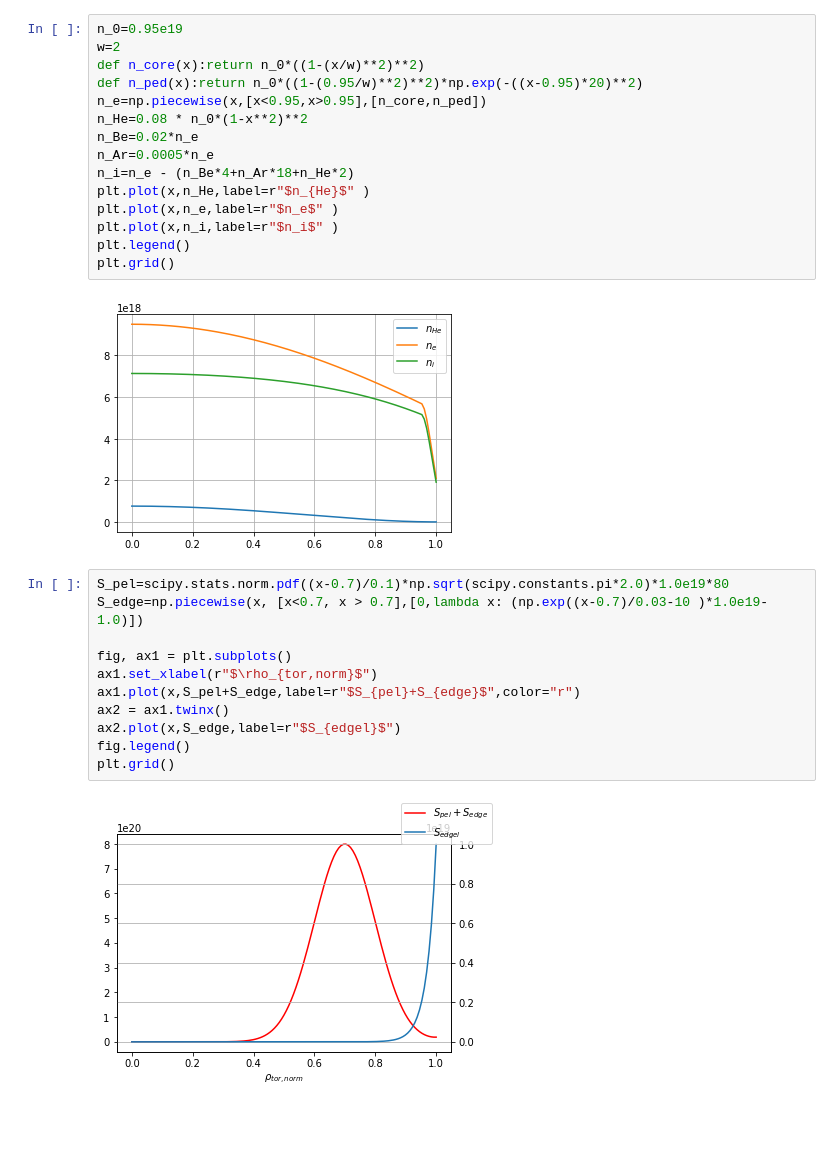
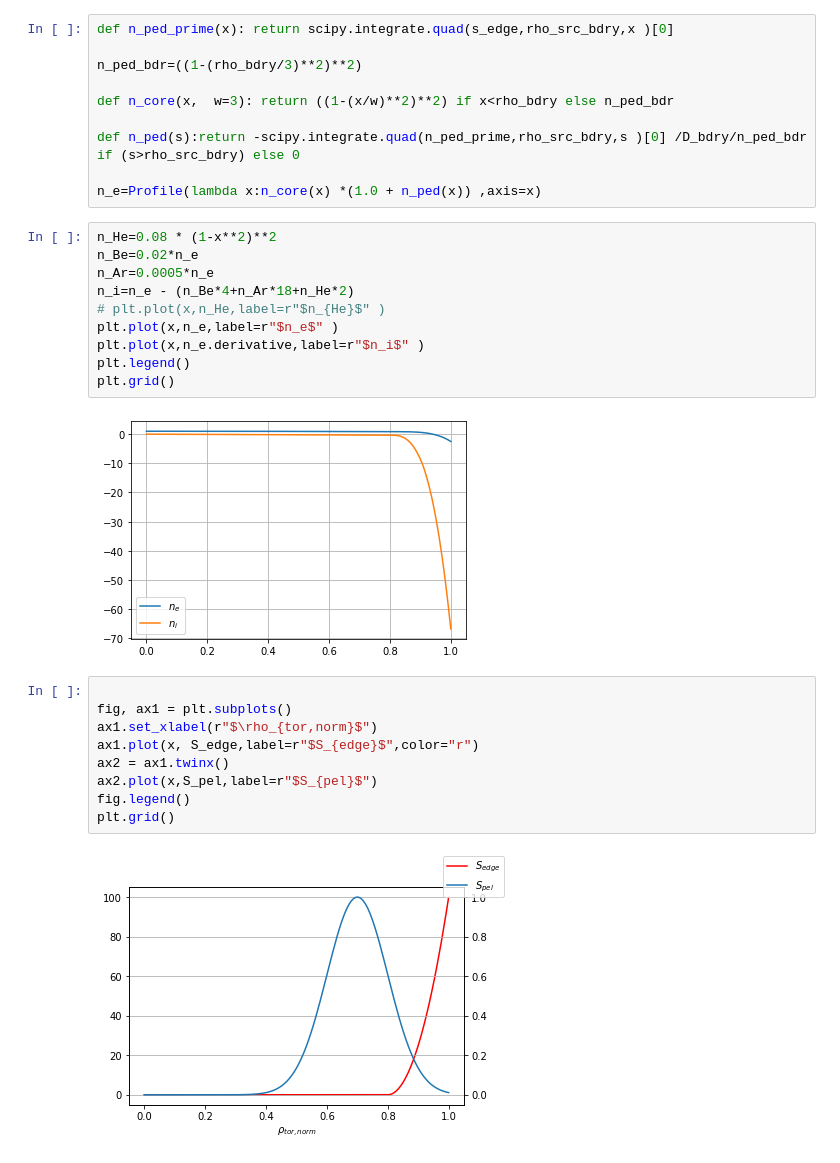
Before and after one commit to fusion-yun/fytok_old, a Jupyter notebook: examples/benchmark.ipynb, the cells around one changed output. Saved outputs shown, nothing was run; the diff lists cells and outputs as text; blank space fills up the shorter version.

```diff
--- a/examples/benchmark.ipynb
+++ b/examples/benchmark.ipynb
@@ -17,30 +94,33 @@ plt.legend()
+# %%
+def n_ped_prime(x): return scipy.integrate.quad(s_edge,rho_src_bdry,x )[0]
+
+n_ped_bdr=((1-(rho_bdry/3)**2)**2)
+
+def n_core(x,  w=3): return ((1-(x/w)**2)**2) if x<rho_bdry else n_ped_bdr
+
+def n_ped(s):return -scipy.integrate.quad(n_ped_prime,rho_src_bdry,s )[0] /D_bdry/n_ped_bdr if (s>rho_src_bdry) else 0
+
+n_e=Profile(lambda x:n_core(x) *(1.0 + n_ped(x)) ,axis=x)
 # %%
-n_0=0.95e19
-w=2
-def n_core(x):return n_0*((1-(x/w)**2)**2)
-def n_ped(x):return n_0*((1-(0.95/w)**2)**2)*np.exp(-((x-0.95)*20)**2)
-n_e=np.piecewise(x,[x<0.95,x>0.95],[n_core,n_ped])
-n_He=0.08 * n_0*(1-x**2)**2
+n_He=0.08 * (1-x**2)**2
 n_Be=0.02*n_e
 n_Ar=0.0005*n_e
 n_i=n_e - (n_Be*4+n_Ar*18+n_He*2)
-plt.plot(x,n_He,label=r"$n_{He}$" )
+# plt.plot(x,n_He,label=r"$n_{He}$" )
 plt.plot(x,n_e,label=r"$n_e$" )
-plt.plot(x,n_i,label=r"$n_i$" )
+plt.plot(x,n_e.derivative,label=r"$n_i$" )
 plt.legend()
 plt.grid()
 # %% [output]
-[figure, old version]
+[figure, new version]
 # %%
-S_pel=scipy.stats.norm.pdf((x-0.7)/0.1)*np.sqrt(scipy.constants.pi*2.0)*1.0e19*80
-S_edge=np.piecewise(x, [x<0.7, x > 0.7],[0,lambda x: (np.exp((x-0.7)/0.03-10 )*1.0e19-1.0)])
 
 fig, ax1 = plt.subplots()
 ax1.set_xlabel(r"$\rho_{tor,norm}$")
-ax1.plot(x,S_pel+S_edge,label=r"$S_{pel}+S_{edge}$",color="r")
+ax1.plot(x, S_edge,label=r"$S_{edge}$",color="r")
 ax2 = ax1.twinx()
-ax2.plot(x,S_edge,label=r"$S_{edgel}$")
+ax2.plot(x,S_pel,label=r"$S_{pel}$")
 fig.legend()
 plt.grid()
 # %% [output]
-[figure, old version]
+[figure, new version]
```
Also changed, not shown: parts of 26 cells of this notebook, 11 other files.
